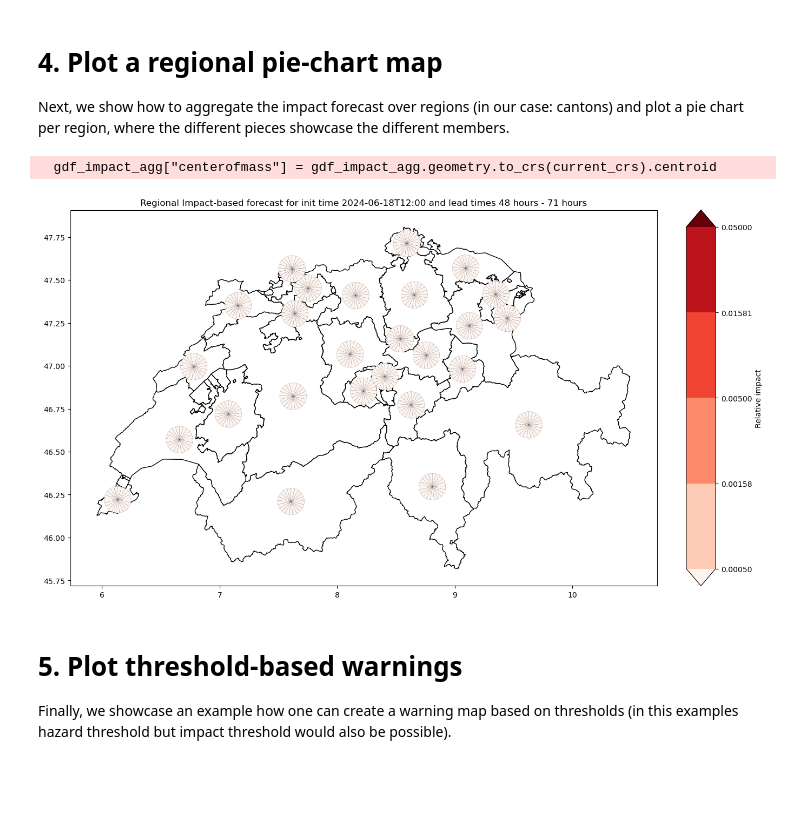
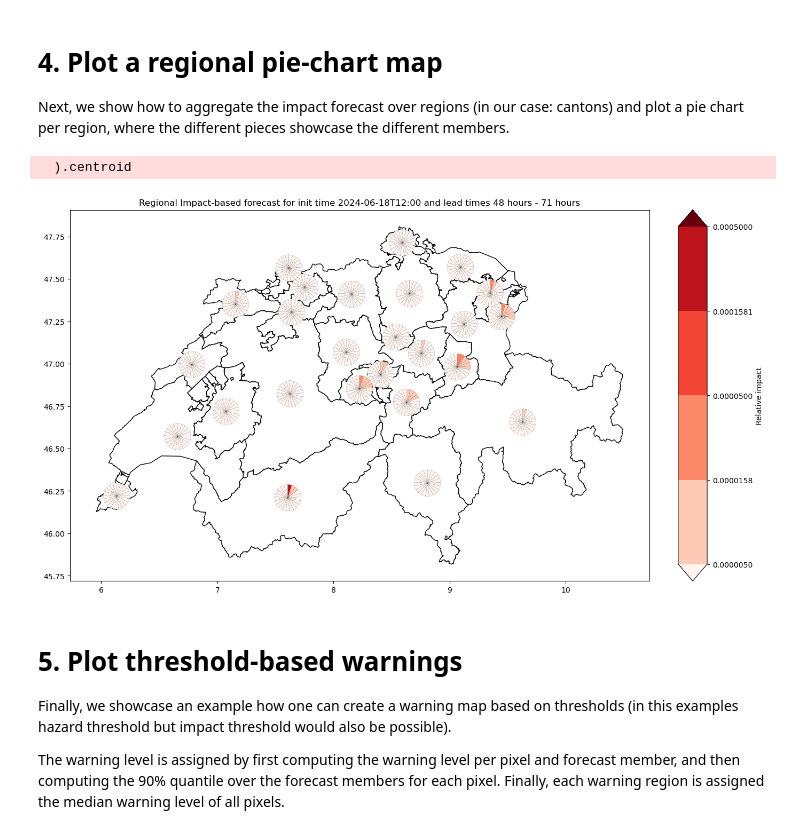
Before and after one commit to CLIMADA-project/climada-snippets, a Jupyter notebook: 003_impact_forecast_plots.ipynb, the cells around one changed output. Drawn from its saved outputs; the diff is of its cells as text; code cells hidden in the pictures; blank space fills up the shorter version.

Commit message:
adapt plot ranges and thresholds

```diff
--- a/003_impact_forecast_plots.ipynb
+++ b/003_impact_forecast_plots.ipynb
@@ -654,29 +654,31 @@ shift_center_of_mass_by_name = {
     "Appenzell Innerrhoden": np.array([0.03, -0.04]),
 }
 # %%
-bins = np.geomspace(0.0005, 0.05, 5)
+bins = np.geomspace(0.000005, 0.0005, 5)
 
 init_time = reference_time
 
 ax = plot_member_piechart_per_region(
     imp_fc,
     gdf_cantons,
     "sum",
     pie_rel_size=0.13,
     bins=bins,
     figsize=(14, 10),
     title=f"Regional Impact-based forecast for init time {init_time} and lead times {lead_times_window}",
     cbar_title="Relative impact",
     exposure_for_normalization=exp_ch,
     shift_center_of_mass_by_name=shift_center_of_mass_by_name,
 )
 # %% [output]
-  gdf_impact_agg["centerofmass"] = gdf_impact_agg.geometry.to_crs(current_crs).centroid
+  ).centroid
-[figure, old version]
+[figure, new version]
 # %% [markdown]
 # 5. Plot threshold-based warnings
 
 Finally, we showcase an example how one can create a warning map based on thresholds (in this examples hazard threshold but impact threshold would also be possible).
+
+The warning level is assigned by first computing the warning level per pixel and forecast member, and then computing the 90% quantile over the forecast members for each pixel. Finally, each warning region is assigned the median warning level of all pixels.
 # %%
 def plot_warning_polygons(
     imp_warnings,
```
Also changed, not shown: parts of 4 cells of this notebook.
